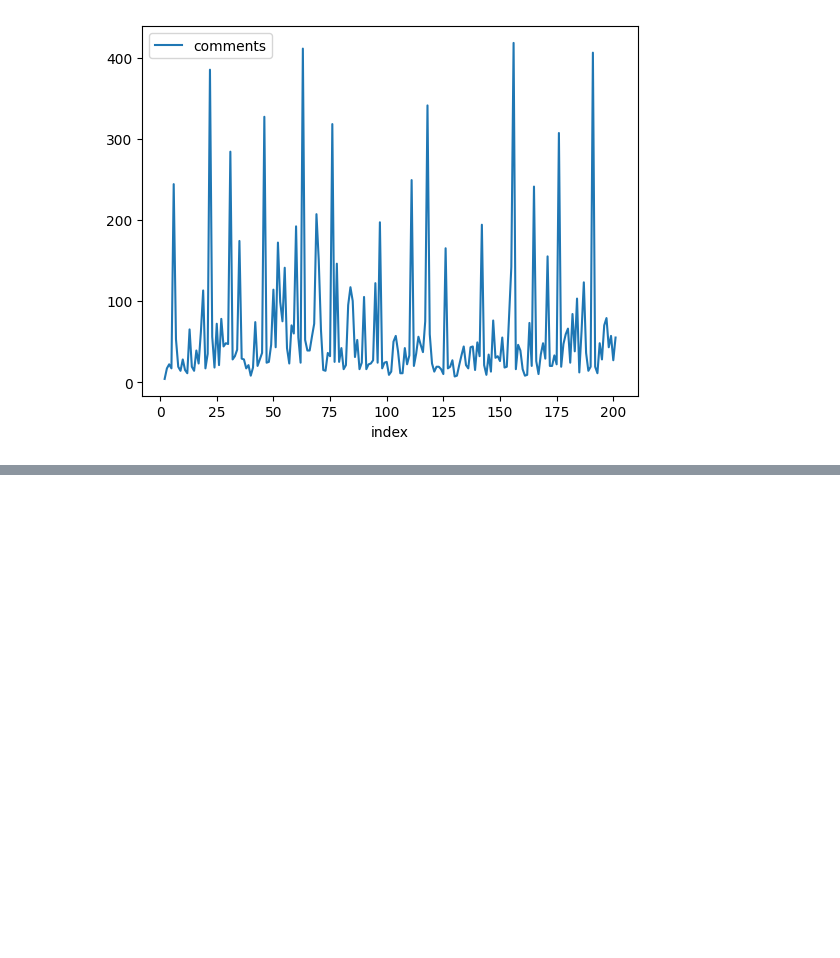
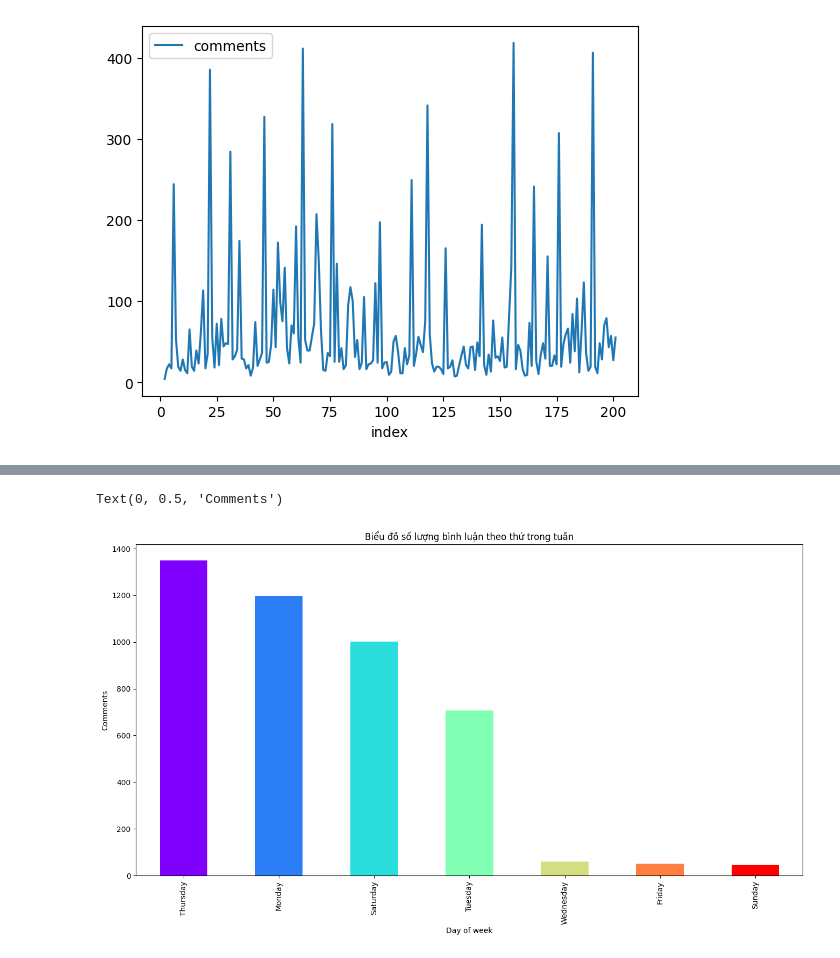
Before and after one commit to nhuyhoan004/Analyze-data-facebook, a Jupyter notebook: Analyze_data_comment.ipynb, the cells around one changed output, grey strips where cells are left out. Drawn from its saved outputs; the diff is of its cells as text; code cells hidden in the pictures; blank space fills up the shorter version.

```diff
--- a/Analyze_data_comment.ipynb
+++ b/Analyze_data_comment.ipynb
@@ -93,0 +121,16 @@ df_post.plot(kind = "line", x = "index", y = "comments")
+# %%
+df_comment['comment_time'] = pd.to_datetime(df_comment['comment_time'])
+# %%
+week_day = ['Monday', 'Tuesday', 'Wednesday', 'Thursday', 'Friday', 'Saturday', 'Sunday']
+df_comment['week_day'] = df_comment['comment_time'].apply(lambda x: week_day[x.weekday()])
+# %%
+import matplotlib.cm as cm
+
+colors = cm.rainbow(np.linspace(0, 1, len(df_comment['week_day'] .unique())))
+df_comment['week_day'] .value_counts().plot(kind='bar', figsize=(16,8), color=colors)
+plt.title('Biểu đồ số lượng bình luận theo thứ trong tuần')
+plt.xlabel('Day of week')
+plt.ylabel('Comments')
+# %% [output]
+Text(0, 0.5, 'Comments')
+[figure, added]
```
Also changed, not shown: parts of 5 cells of this notebook.
